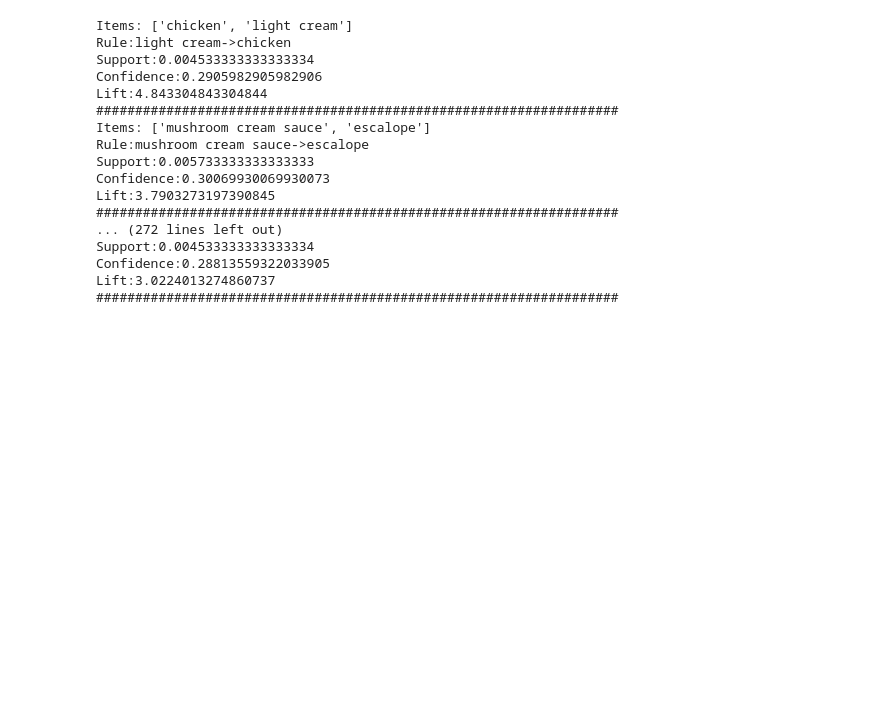
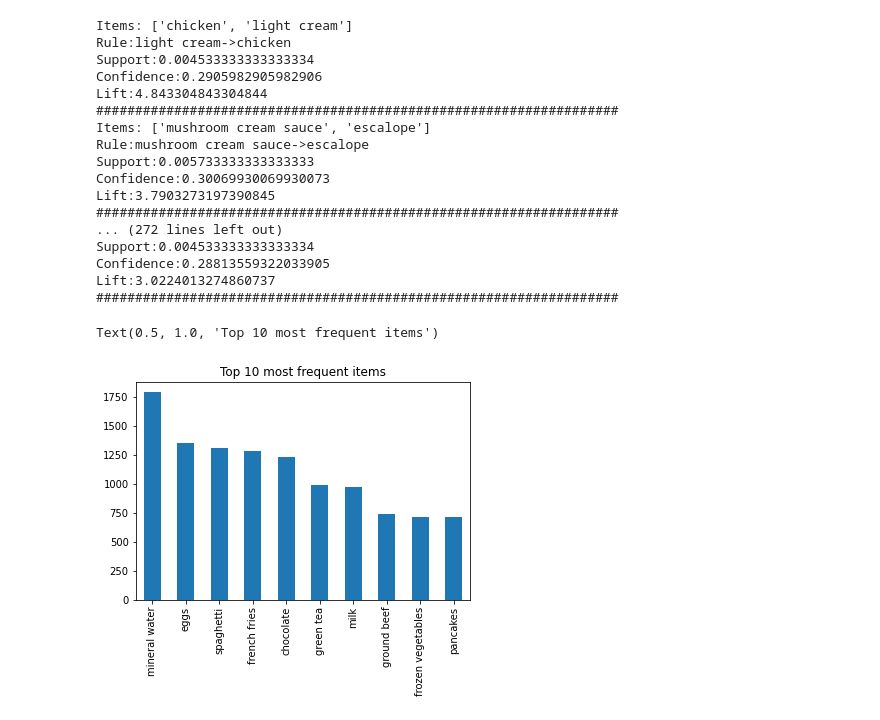
Before and after one commit to KrishnaRJ422/Market_Basket_Analysis, a Jupyter notebook: market_basket_analysis.ipynb, the cells around one changed output. Saved outputs shown, nothing was run; the diff lists cells and outputs as text; code cells hidden in the pictures; blank space fills up the shorter version.

```diff
--- a/market_basket_analysis.ipynb
+++ b/market_basket_analysis.ipynb
@@ -149,3 +149,12 @@ Support:0.004533333333333334
 Confidence:0.28813559322033905
 Lift:3.0224013274860737
 ###################################################################
+# %%
+item_list=(data.melt()['value'].dropna())
+item_counts=item_list.value_counts()
+# %%
+p=item_counts.head(10).plot(kind='bar')
+p.set_title('Top 10 most frequent items')
+# %% [output]
+Text(0.5, 1.0, 'Top 10 most frequent items')
+[figure, added]
```
Also changed, not shown: parts of 3 cells of this notebook.
